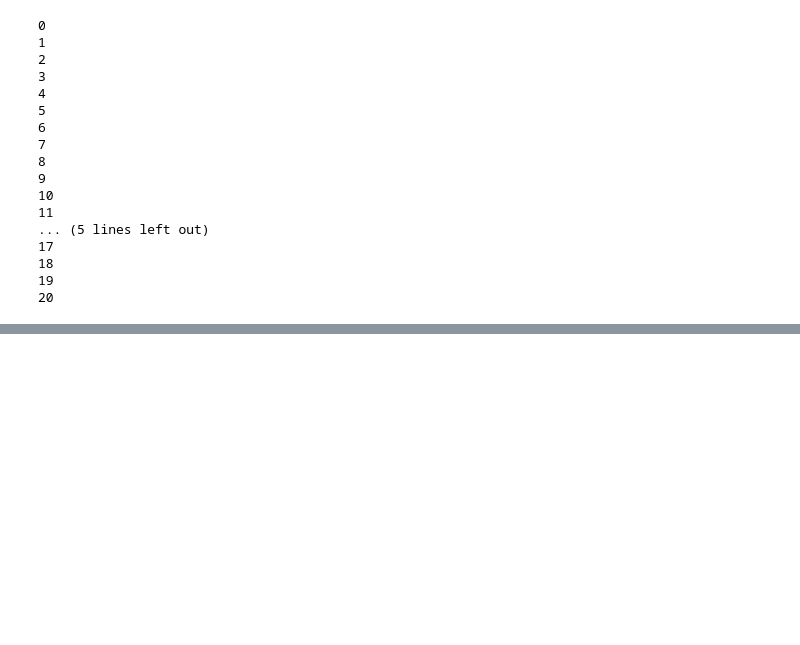
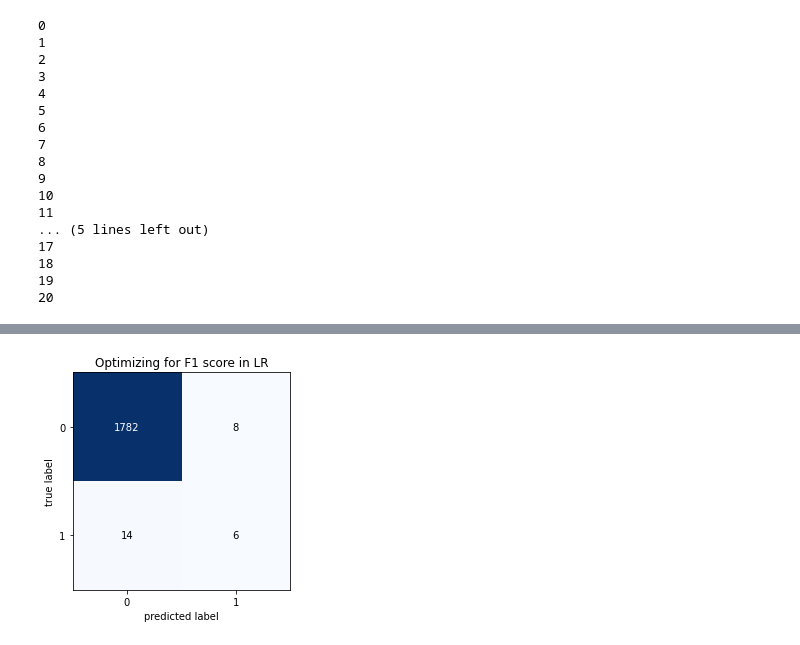
Before and after one commit to wwhite5/Springboard-Capstone-1-NLP, a Jupyter notebook: Notebooks/One_Author_advanced_2.ipynb, the cells around one changed output, grey strips where cells are left out. Cells and saved outputs as stored; diff of their text form; code cells hidden in the pictures; blank space fills up the shorter version.

```diff
--- a/Notebooks/One_Author_advanced_2.ipynb
+++ b/Notebooks/One_Author_advanced_2.ipynb
@@ -285 +290,10 @@ plt.show()
+# %%
+best_LR_model_F1.fit(X_train, y_train)
+best_LR_pred = best_LR_model_F1.predict(X_test)
+best_LR_cm_test = confusion_matrix(y_test, best_LR_pred)
+fig, ax = plot_confusion_matrix(conf_mat=best_LR_cm_test)
+plt.title('Optimizing for F1 score in LR')
+plt.show()
+# %% [output]
+[figure, added]
 # %%
```
Also changed, not shown: parts of 41 cells of this notebook.
